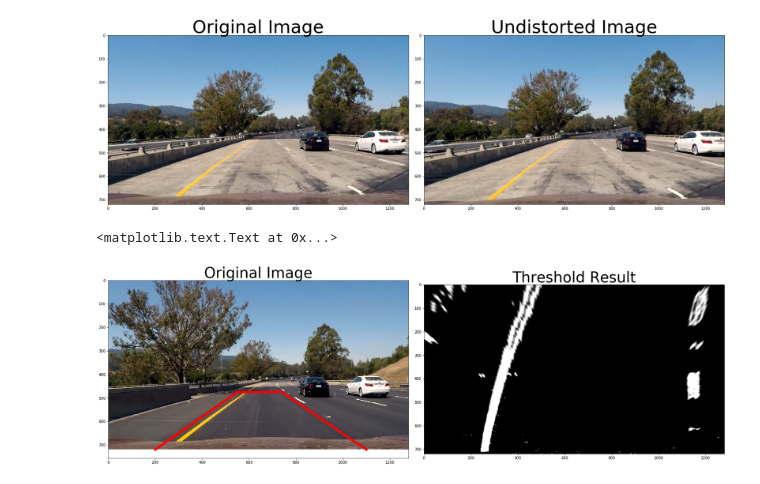
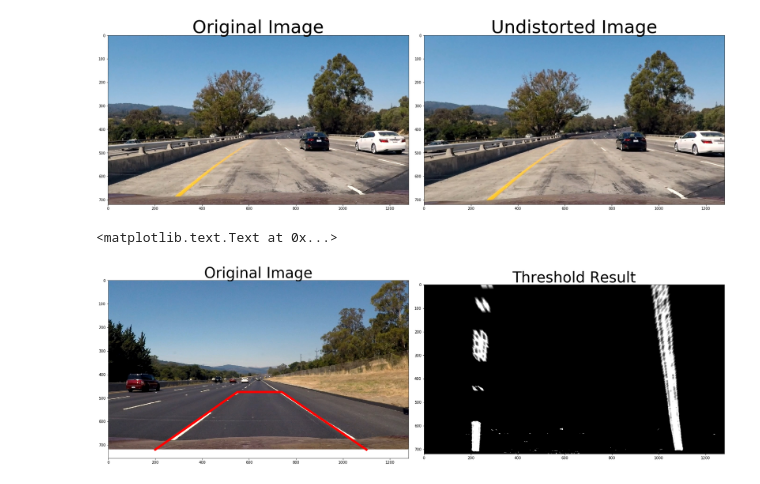
Before and after one commit to uddipan/Udacity_SelfDriving, a Jupyter notebook: Project4-AdvancedLaneFinding/pipeline.ipynb, the cells around one changed output. Cells and saved outputs as stored; diff of their text form; code cells hidden in the pictures.

```diff
--- a/Project4-AdvancedLaneFinding/pipeline.ipynb
+++ b/Project4-AdvancedLaneFinding/pipeline.ipynb
@@ -204,9 +204,10 @@ def Perspect(img, src_shape):
     dst = np.float32([[offset, img_size[1]],[offset, offset], [img_size[0]-offset, offset],
                     [img_size[0]-offset, img_size[1]]])
     M = cv2.getPerspectiveTransform(src_shape, dst)
+    Minv = cv2.getPerspectiveTransform(dst, src_shape)
 
     warped = cv2.warpPerspective(img, M, (img.shape[1], img.shape[0]))
-    return warped, M
+    return warped, M, Minv
 
 def Closing(img):
     kernel = np.ones((5,5),np.uint8)
@@ -216,38 +217,38 @@ def FinalProcImage(img):
     proc_img = UndistortImage(img, camera_calib, dist)
     th_image = Threshold(proc_img)
 
     #apex = [30 + 0.5*img.shape[1], 30 + 0.5*img.shape[0]]
     #vertices = np.array([[(0, img.shape[0]), (img.shape[1], img.shape[0]),
                           #(apex[0], apex[1])]], dtype=np.int32)
     offset = 200
     #vertices = np.float32([[offset,img.shape[0]],[3*offset,2*offset],
                            #[4*offset,2*offset],[img.shape[1]-offset/2,img.shape[0]]])
     vertices = np.float32([[200,720],[550,475],[740,475],[1100,720]])
-    p_img, M = Perspect(th_image,vertices)
+    p_img, M, Minv = Perspect(th_image,vertices)
     p_closed_img = Closing(p_img)
-    return p_img,p_closed_img, M, vertices
+    return proc_img,p_img,p_closed_img, M, Minv, vertices
 
-img = cv2.imread(test_images[7])
-masked_th_image, closed_image, perspective_mtx, trapezium = FinalProcImage(img)
+img = cv2.imread(test_images[1])
+undistort_img, masked_th_image, closed_image, perspective_mtx, inv_perspective_mtx, trapezium = FinalProcImage(img)
 
 # Plot the result
 f, (ax1, ax2) = plt.subplots(1, 2, figsize=(24, 9))
 f.tight_layout()
 
 ax1.imshow(cv2.cvtColor(img,cv2.COLOR_BGR2RGB))
 #ax1.imshow(closed_image)
 
 X = [trapezium[0,0], trapezium[1,0], trapezium[2,0], trapezium[3,0]]
 Y = [trapezium[0,1], trapezium[1,1], trapezium[2,1], trapezium[3,1]]
 ax1.plot(X,Y,color = 'red', linewidth=6.0)
 ax1.set_title('Original Image', fontsize=40)
 
 #ax2.imshow(masked_th_image)
 ax2.imshow(closed_image)
 ax2.set_title('Threshold Result', fontsize=40)
 # %% [output]
 <matplotlib.text.Text at 0x...>
-[figure, old version]
+[figure, new version]
 # %%
 # Line finding
 def SlidingWindow(binary_warped):
```
Also changed, not shown: parts of 7 cells of this notebook.
